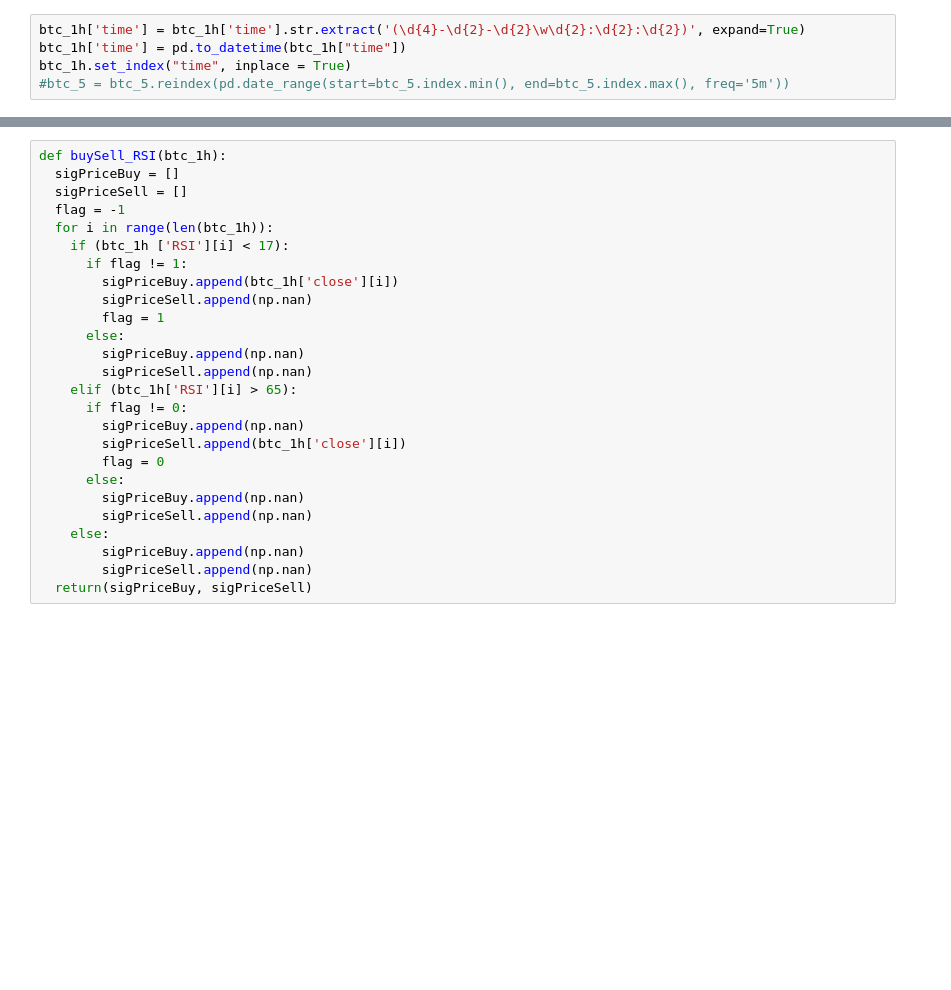
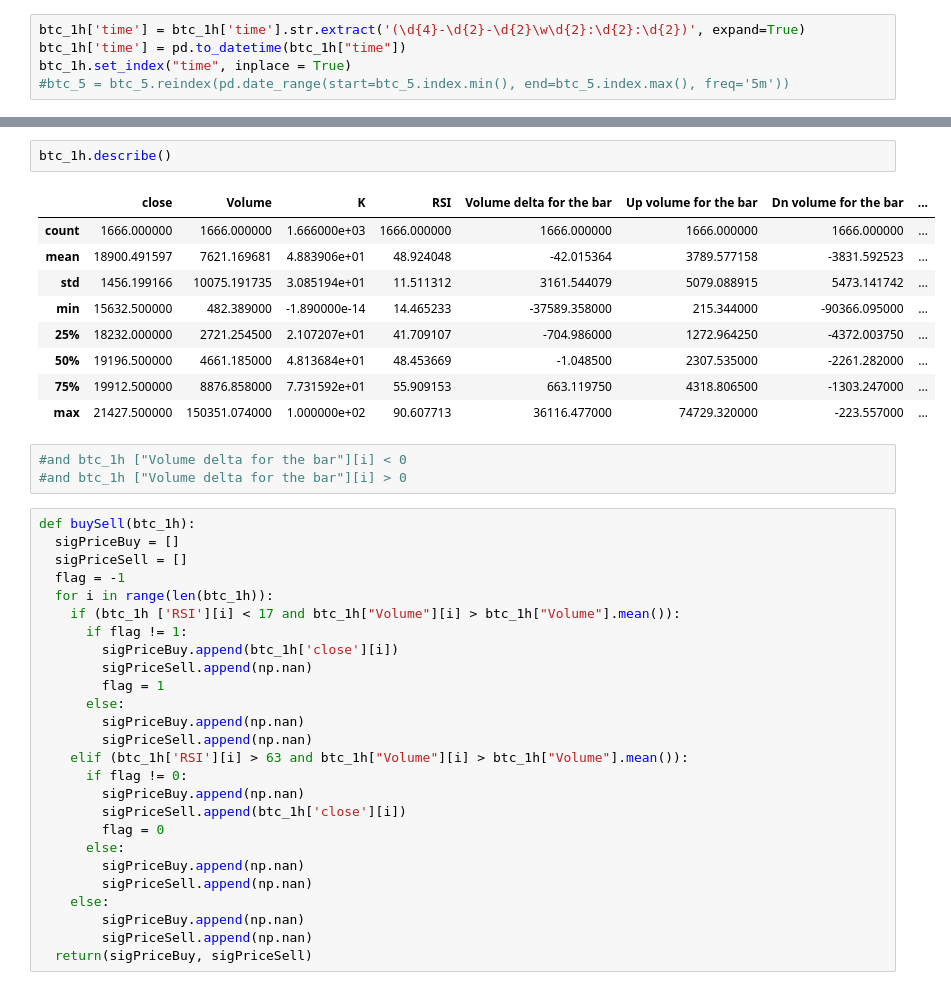
Before and after one commit to litosmunoz/Introduction-to-Quantitative-Trading, a Jupyter notebook: backtesting_bot/btc_1h_strat.ipynb, the cells around one changed output, grey strips where cells are left out. Drawn from its saved outputs; the diff is of its cells as text; blank space fills up the shorter version.

```diff
--- a/backtesting_bot/btc_1h_strat.ipynb
+++ b/backtesting_bot/btc_1h_strat.ipynb
@@ -22,10 +22,25 @@ btc_1h.head()
+# %%
+btc_1h.describe()
+# %% [output]
+|  | close | Volume | K | RSI | Volume delta for the bar | Up volume for the bar | Dn volume for the bar | ... |
+| count | 1666.000000 | 1666.000000 | 1.666000e+03 | 1666.000000 | 1666.000000 | 1666.000000 | 1666.000000 | ... |
+| mean | 18900.491597 | 7621.169681 | 4.883906e+01 | 48.924048 | -42.015364 | 3789.577158 | -3831.592523 | ... |
+| std | 1456.199166 | 10075.191735 | 3.085194e+01 | 11.511312 | 3161.544079 | 5079.088915 | 5473.141742 | ... |
+| min | 15632.500000 | 482.389000 | -1.890000e-14 | 14.465233 | -37589.358000 | 215.344000 | -90366.095000 | ... |
+| 25% | 18232.000000 | 2721.254500 | 2.107207e+01 | 41.709107 | -704.986000 | 1272.964250 | -4372.003750 | ... |
+| 50% | 19196.500000 | 4661.185000 | 4.813684e+01 | 48.453669 | -1.048500 | 2307.535000 | -2261.282000 | ... |
+| 75% | 19912.500000 | 8876.858000 | 7.731592e+01 | 55.909153 | 663.119750 | 4318.806500 | -1303.247000 | ... |
+| max | 21427.500000 | 150351.074000 | 1.000000e+02 | 90.607713 | 36116.477000 | 74729.320000 | -223.557000 | ... |
+# %%
+#and btc_1h ["Volume delta for the bar"][i] < 0
+#and btc_1h ["Volume delta for the bar"][i] > 0
 # %%
-def buySell_RSI(btc_1h):
+def buySell(btc_1h):
   sigPriceBuy = []
   sigPriceSell = []
   flag = -1
   for i in range(len(btc_1h)):
-    if (btc_1h ['RSI'][i] < 17):
+    if (btc_1h ['RSI'][i] < 17 and btc_1h["Volume"][i] > btc_1h["Volume"].mean()):
       if flag != 1:
         sigPriceBuy.append(btc_1h['close'][i])
         sigPriceSell.append(np.nan)
@@ -33,7 +48,7 @@ def buySell_RSI(btc_1h):
       else:
         sigPriceBuy.append(np.nan)
         sigPriceSell.append(np.nan)
-    elif (btc_1h['RSI'][i] > 65):
+    elif (btc_1h['RSI'][i] > 63 and btc_1h["Volume"][i] > btc_1h["Volume"].mean()):
       if flag != 0:
         sigPriceBuy.append(np.nan)
         sigPriceSell.append(btc_1h['close'][i])
```
Also changed, not shown: parts of 3 cells of this notebook, 6 other files.
